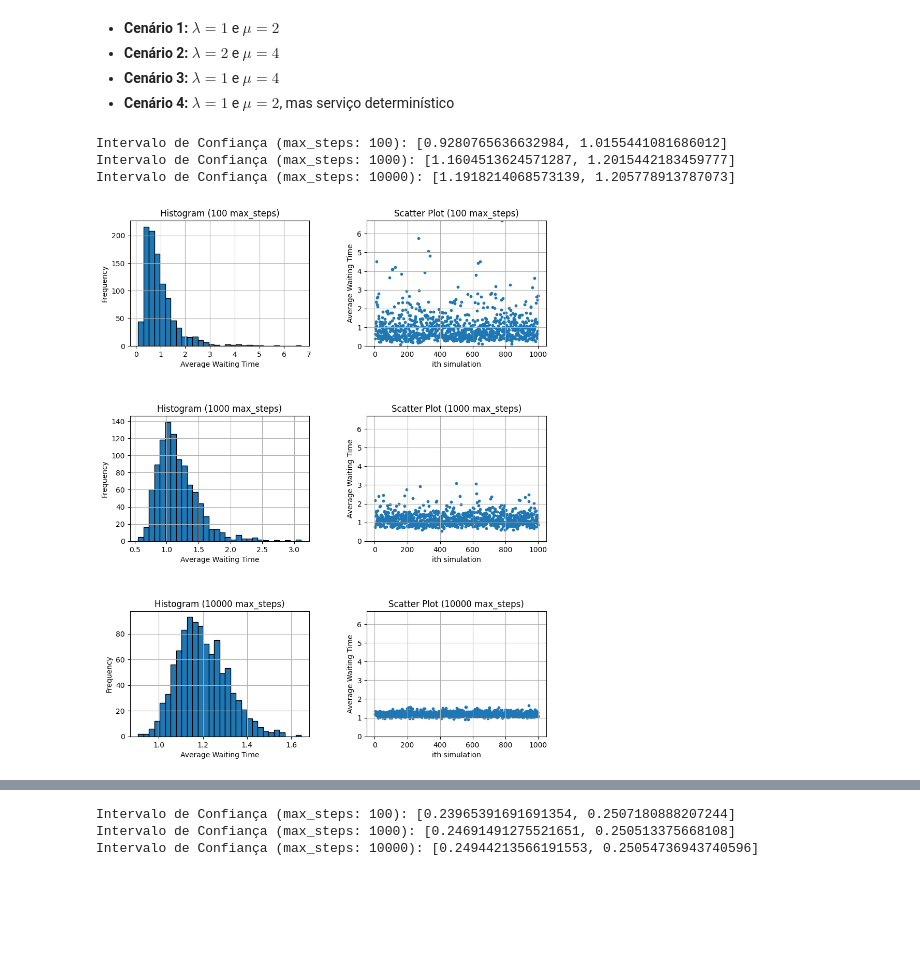
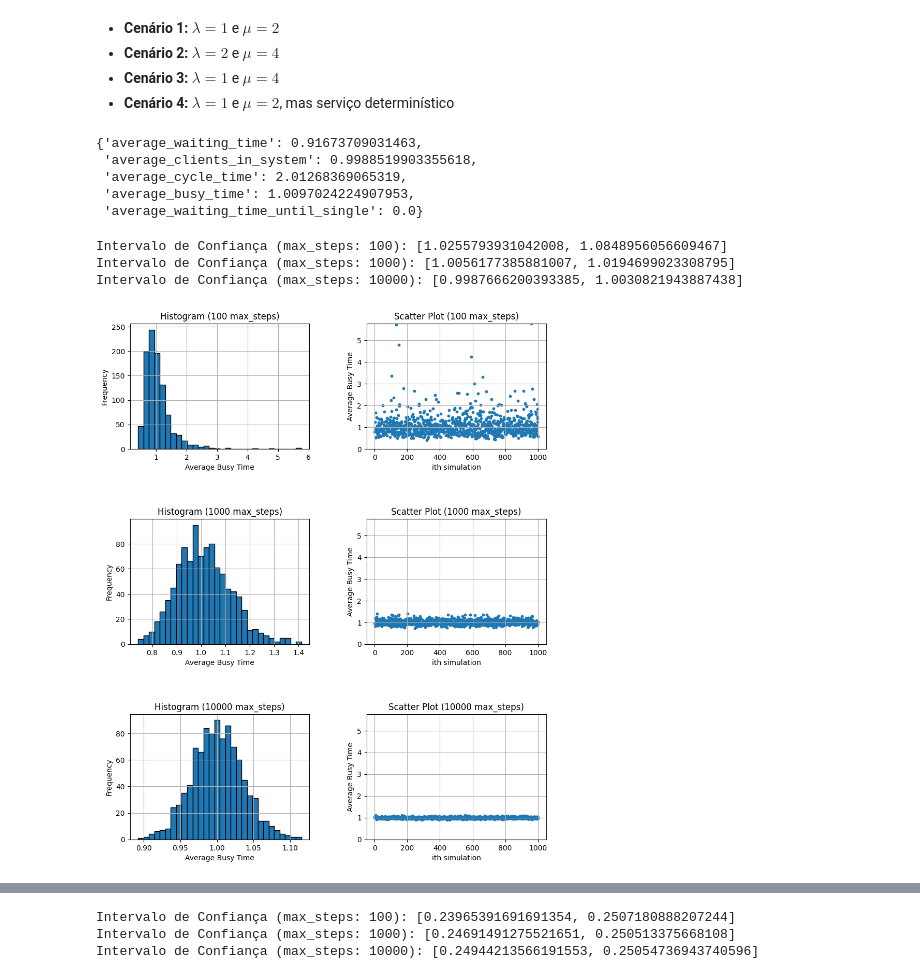
Before and after one commit to EduardoMeloC/AvaliacaoDesempenho, a Jupyter notebook: Trabalho1/Filas_MM1.ipynb, the cells around one changed output, grey strips where cells are left out. Saved outputs shown, nothing was run; the diff lists cells and outputs as text; code cells hidden in the pictures; blank space fills up the shorter version.

```diff
--- a/Trabalho1/Filas_MM1.ipynb
+++ b/Trabalho1/Filas_MM1.ipynb
@@ -29,14 +100,28 @@ import matplotlib.pyplot as plt
+# %%
+simulate3(1,2,100000,starting_clients=1)
+# %% [output]
+{'average_waiting_time': 0.91673709031463,
+ 'average_clients_in_system': 0.9988519903355618,
+ 'average_cycle_time': 2.01268369065319,
+ 'average_busy_time': 1.0097024224907953,
+ 'average_waiting_time_until_single': 0.0}
 # %%
 def simulate1(arrival_rate, service_rate, max_steps=1000, determ_arrival=False, determ_service=False):
     total_arrivals = total_departures = total_waiting_time = simulation_time = queue_length = 0
     arrivals_queue = []
+    total_idle_time = 0
+    n_cycles = 0
 
     gen_arrival = (lambda rate:1/rate) if determ_arrival else lambda rate:random.expovariate(rate)
     gen_service = (lambda rate:1/rate) if determ_service else lambda rate:random.expovariate(rate)
 
     for i in range(max_steps):
-        sample_arrival = gen_arrival(arrival_rate)
+        sample_arrival =   gen_arrival(arrival_rate)
         sample_departure = gen_service(service_rate)
+
+        if queue_length == 0:
+            total_idle_time += sample_arrival
+            n_cycles += 1
 
         if queue_length == 0 or sample_arrival < sample_departure:
             # Arrival
@@ -55,10 +140,17 @@ def simulate1(arrival_rate, service_rate, max_steps=1000, determ_arrival=False,
 
     average_waiting_time = total_waiting_time / total_departures
     average_clients_in_system = total_arrivals / simulation_time
-
+    if(n_cycles>0):
+        average_cycle_time = simulation_time / n_cycles
+        average_busy_time = ( simulation_time - total_idle_time )/n_cycles
+    else:
+        average_cycle_time = simulation_time
+        average_busy_time = simulation_time
     return {
         "average_waiting_time": average_waiting_time,
-        "average_clients_in_system": average_clients_in_system
+        "average_clients_in_system": average_clients_in_system,
+        "average_cycle_time": average_cycle_time,
+        "average_busy_time": average_busy_time,
     }
 # %%
 def simulate2(arrival_rate, service_rate, max_steps=1000, determ_arrival=False, determ_service=False):
@@ -113,29 +205,33 @@ def get_confidence_interval(avg_waiting_time):
     max = mean + 1.96*s/math.sqrt(n)
     return [min,max]
 # %%
-def make_plots(arrival_rate, service_rate, n_simulations, is_deterministic=False, simulation_function=simulate1):
+def make_plots(arrival_rate, service_rate, n_simulations, is_deterministic=False, simulation_function=simulate1, field="average_waiting_time"):
   max_steps = [100, 1000, 10000]
 
   fig, axes = plt.subplots(3, 2, figsize=(10, 12))
 
+  words = field.split('_')
+  capitalized_words = [word.capitalize() for word in words]
+  pretty_field = ' '.join(capitalized_words)
+
   for i in range(len(max_steps)):
-    average_waiting_times = [simulation_function(arrival_rate, service_rate, max_steps[i], determ_service=is_deterministic)["average_waiting_time"] for _ in range(n_simulations)]
-    confidence_min, confidence_max = get_confidence_interval(average_waiting_times)
+    averages = [simulation_function(arrival_rate, service_rate, max_steps[i], determ_service=is_deterministic)[field] for _ in range(n_simulations)]
+    confidence_min, confidence_max = get_confidence_interval(averages)
     print(f"Intervalo de Confiança (max_steps: {max_steps[i]}): [{confidence_min}, {confidence_max}]")
 
     if i == 0:
-      ylim = max(average_waiting_times)
+      ylim = max(averages)
 
     # Histogram
-    axes[i][0].hist(average_waiting_times, bins=30, edgecolor='black')
-    axes[i][0].set_xlabel('Average Waiting Time')
+    axes[i][0].hist(averages, bins=30, edgecolor='black')
+    axes[i][0].set_xlabel(pretty_field)
     axes[i][0].set_ylabel('Frequency')
     axes[i][0].set_title(f'Histogram ({max_steps[i]} max_steps)')
 
     # Scatter Plot
-    axes[i][1].scatter(range(1, n_simulations + 1), average_waiting_times, s=10)
+    axes[i][1].scatter(range(1, n_simulations + 1), averages, s=10)
     axes[i][1].set_xlabel('ith simulation')
-    axes[i][1].set_ylabel('Average Waiting Time')
+    axes[i][1].set_ylabel(pretty_field)
     axes[i][1].set_ylim(0, ylim)
     axes[i][1].set_title(f'Scatter Plot ({max_steps[i]} max_steps)')
 
@@ -146,9 +242,9 @@ def make_plots(arrival_rate, service_rate, n_simulations, is_deterministic=False
   fig.tight_layout(pad=5.0)
   plt.show()
 # %%
-make_plots(1, 2, 1000, is_deterministic=True, simulation_function=simulate1)
+make_plots(1, 2, 1000, field="average_busy_time")
 # %% [output]
-Intervalo de Confiança (max_steps: 100): [0.9280765636632984, 1.0155441081686012]
-Intervalo de Confiança (max_steps: 1000): [1.1604513624571287, 1.2015442183459777]
-Intervalo de Confiança (max_steps: 10000): [1.1918214068573139, 1.205778913787073]
+Intervalo de Confiança (max_steps: 100): [1.0255793931042008, 1.0848956056609467]
+Intervalo de Confiança (max_steps: 1000): [1.0056177385881007, 1.0194699023308795]
+Intervalo de Confiança (max_steps: 10000): [0.9987666200393385, 1.0030821943887438]
-[figure, old version]
+[figure, new version]
```
Also changed, not shown: parts of 3 cells of this notebook.
